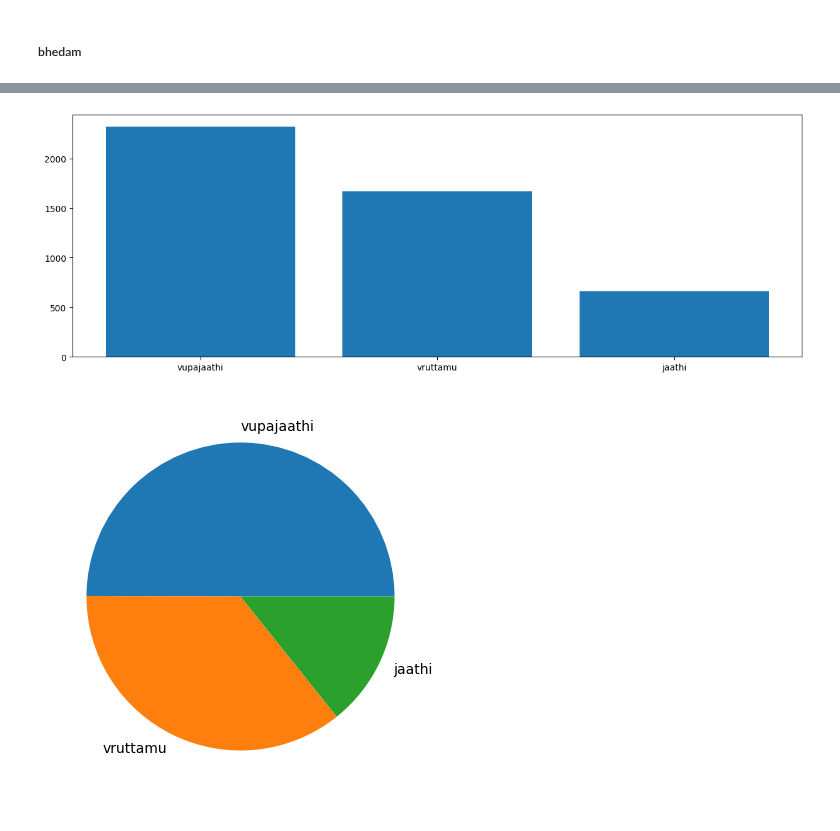
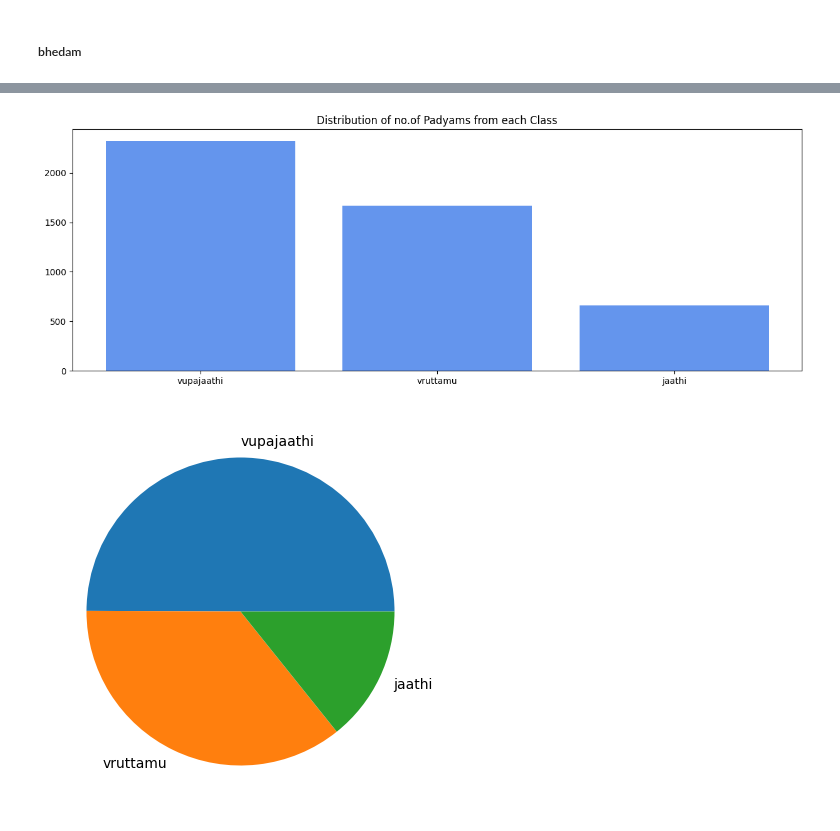
Before and after one commit to BodduSriPavan-111/chandassu, a Jupyter notebook: examples/Data Analysis.ipynb, the cells around one changed output, grey strips where cells are left out. Cells and saved outputs as stored; diff of their text form; code cells hidden in the pictures.

```diff
--- a/examples/Data Analysis.ipynb
+++ b/examples/Data Analysis.ipynb
@@ -97,11 +97,12 @@ jaathi         663
 Name: count, dtype: int64
 # %%
 plt.figure( figsize= (15, 5) )
-plt.bar( range(bhedam.shape[0]), bhedam.values )
+plt.bar( range(bhedam.shape[0]), bhedam.values, color= "cornflowerblue" )
 plt.xticks( range(bhedam.shape[0]), bhedam.index  )
+plt.title("Distribution of no.of Padyams from each Class")
 plt.show()
 # %% [output]
-[figure, old version]
+[figure, new version]
 # %%
 plt.figure( figsize= (15, 5) )
 plt.pie( bhedam.values, labels= bhedam.index )
```
Also changed, not shown: parts of 6 cells of this notebook, 18 other files.
